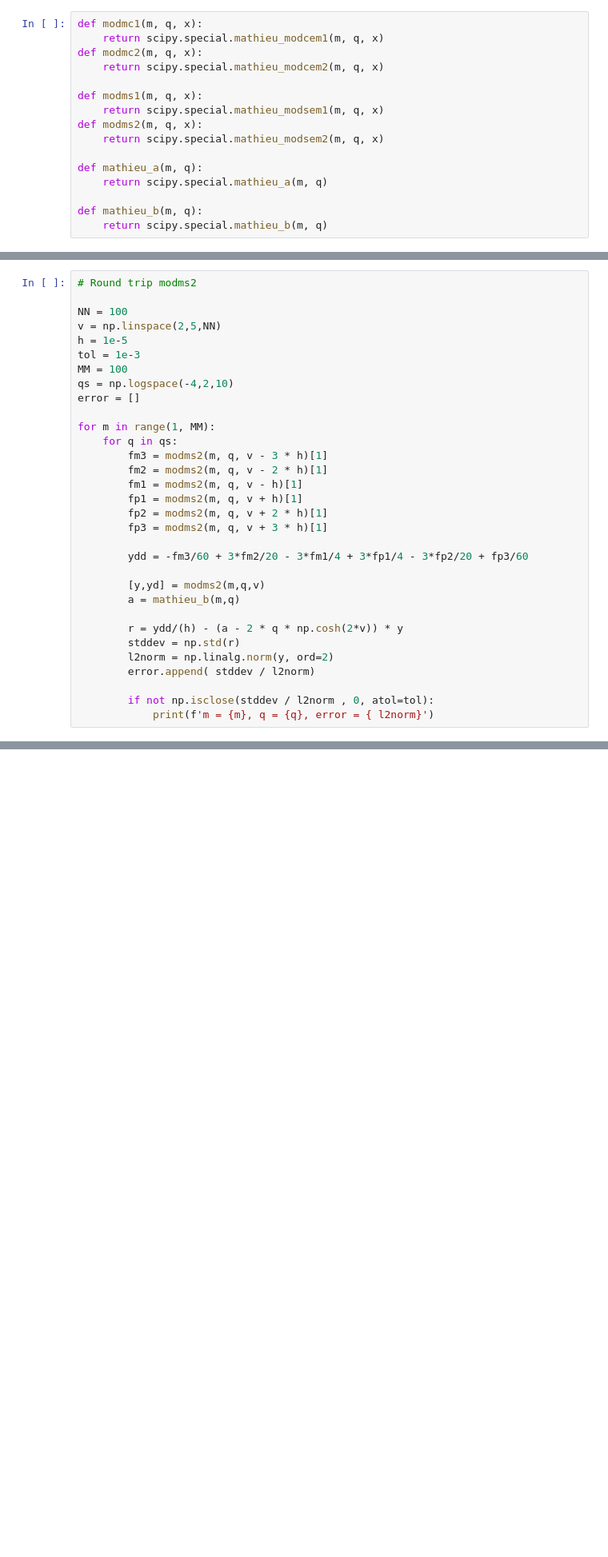
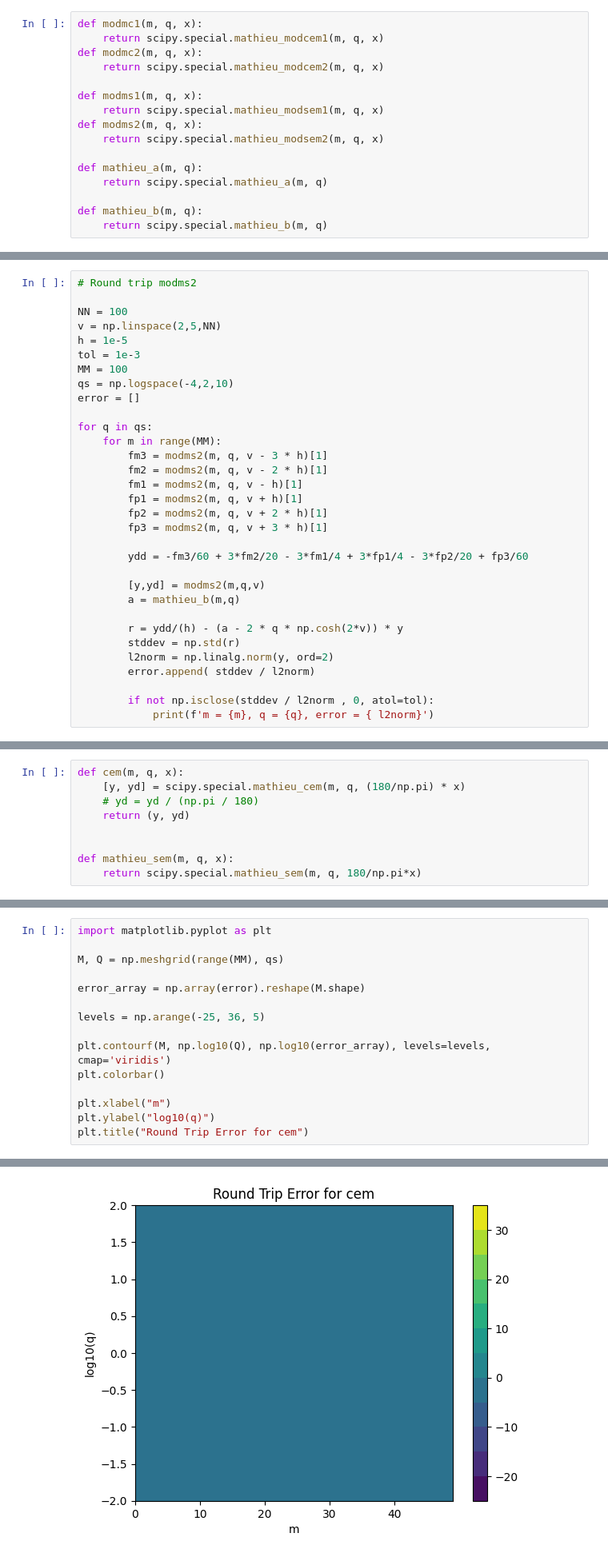
Before and after one commit to brorson/ScipyMathieuTesting, a Jupyter notebook: round_trip_modfuncs.ipynb, the cells around one changed output, grey strips where cells are left out. Shown: that part at 80% size. Saved outputs shown, nothing was run; the diff lists cells and outputs as text; blank space fills up the shorter version.

```diff
--- a/round_trip_modfuncs.ipynb
+++ b/round_trip_modfuncs.ipynb
@@ -264,8 +298,8 @@ MM = 100
 qs = np.logspace(-4,2,10)
 error = []
 
-for m in range(1, MM):
-    for q in qs:
+for q in qs:
+    for m in range(MM):
         fm3 = modms2(m, q, v - 3 * h)[1]
         fm2 = modms2(m, q, v - 2 * h)[1]
         fm1 = modms2(m, q, v - h)[1]
@@ -334,0 +369,9 @@ Text(0.5, 1.0, 'Round Trip Error for modms2')
+# %%
+def cem(m, q, x):
+    [y, yd] = scipy.special.mathieu_cem(m, q, (180/np.pi) * x)
+    # yd = yd / (np.pi / 180)
+    return (y, yd)
+
+
+def mathieu_sem(m, q, x):
+    return scipy.special.mathieu_sem(m, q, 180/np.pi*x)
@@ -334,0 +432,16 @@ Text(0.5, 1.0, 'Round Trip Error for modms2')
+# %%
+import matplotlib.pyplot as plt
+
+M, Q = np.meshgrid(range(MM), qs)
+
+error_array = np.array(error).reshape(M.shape)
+
+levels = np.arange(-25, 36, 5)
+
+plt.contourf(M, np.log10(Q), np.log10(error_array), levels=levels, cmap='viridis')
+plt.colorbar()
+
+plt.xlabel("m")
+plt.ylabel("log10(q)")
+plt.title("Round Trip Error for cem")
+# %% [output]
@@ -334,0 +449 @@ Text(0.5, 1.0, 'Round Trip Error for modms2')
+[figure, added]
```
Also changed, not shown: parts of 11 cells of this notebook.
